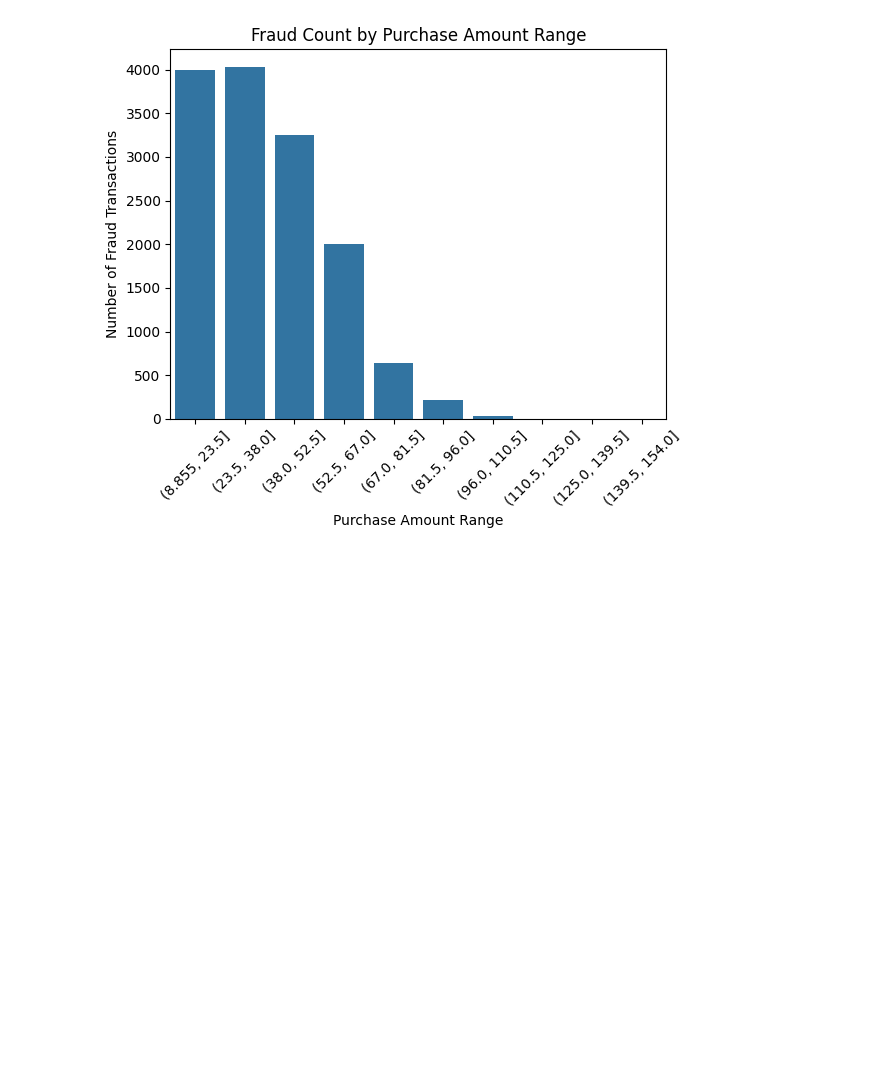
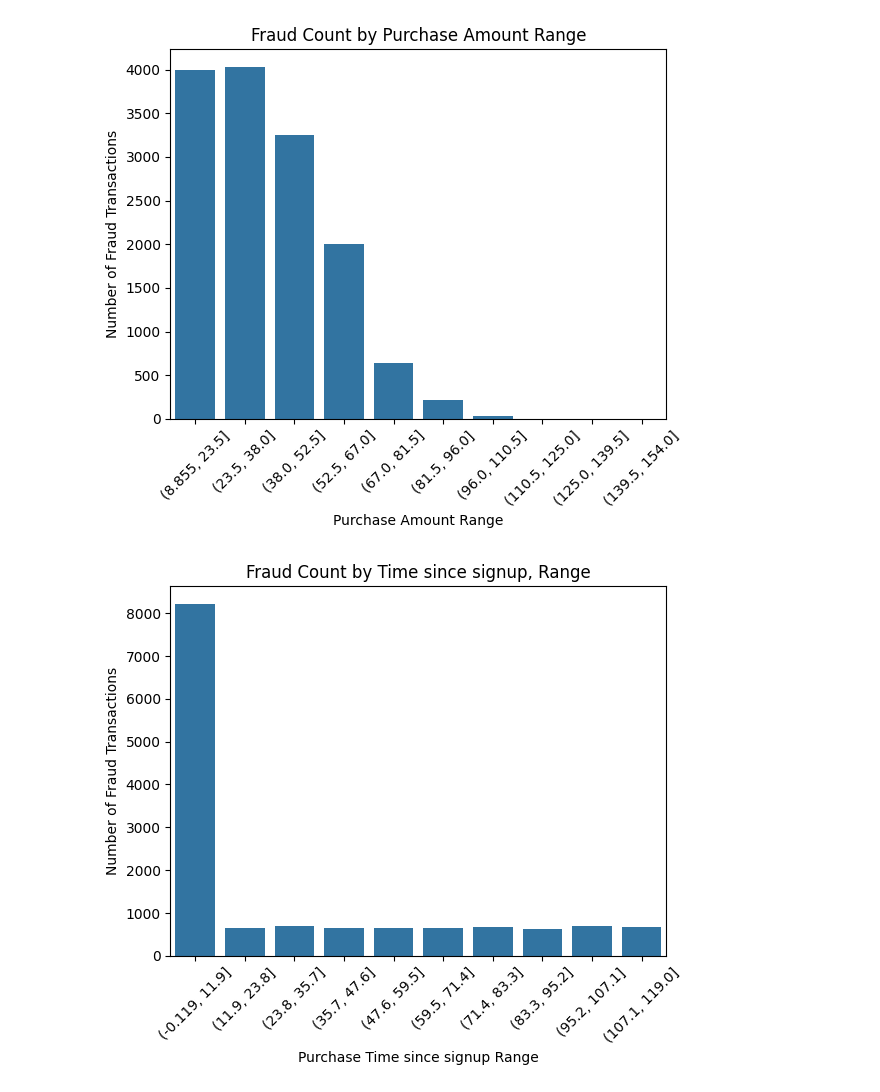
Before and after one commit to yohannes4321/Improved-detection-of-fraud-cases-for-e-commerce-and-bank-transactions, a Jupyter notebook: Nootbook/fraud_data.ipynb, the cells around one changed output. Cells and saved outputs as stored; diff of their text form; code cells hidden in the pictures; blank space fills up the shorter version.

Commit message:
EDA fraud credit and ip_coutry  fraud

```diff
--- a/Nootbook/fraud_data.ipynb
+++ b/Nootbook/fraud_data.ipynb
@@ -62,7 +62,8 @@ df_duplicate['signup_time']=pd.to_datetime(df_duplicate['signup_time'])
 df_duplicate['purchase_time']=pd.to_datetime(df_duplicate['purchase_time'])
 df_duplicate['dates']=df_duplicate['purchase_time'].dt.date
 df_duplicate['hour']=df_duplicate['purchase_time'].dt.hour
-df_duplicate['time_since_signup']=(df_duplicate['purchase_time']-df_duplicate['signup_time']).dt.days
+df_duplicate['time_since_signup'] = (df_duplicate['purchase_time'] - df_duplicate['signup_time']).dt.total_seconds() / 60  # in hours
+
 df_duplicate['day_of_the_week']=df_duplicate['purchase_time'].dt.day_name()
 df_hourly=df_duplicate.groupby(['hour','class']).size().reset_index(name='Transaction_count')
 df_daily=df_duplicate.groupby(['day_of_the_week','class']).size().reset_index(name='Transaction_count')
@@ -100,3 +117,17 @@ plt.xticks(rotation=45)
 plt.show()
 # %% [output]
 [figure]
+# %%
+df_duplicate['time_since_signup']=pd.cut(df_duplicate['time_since_signup'],bins=10)
+
+df_fraud=df_duplicate[df_duplicate['class']==1]
+df_timesince_signup_fraud=df_fraud.groupby('time_since_signup').size().reset_index(name='time_since')
+plt.Figure(figsize=(15,12))
+sns.barplot(data=df_timesince_signup_fraud,x='time_since_signup',y='time_since')
+plt.title('Fraud Count by Time since signup, Range')
+plt.xlabel('Purchase Time since signup Range')
+plt.ylabel('Number of Fraud Transactions')
+plt.xticks(rotation=45)
+plt.show()
+# %% [output]
+[figure, added]
```
Also changed, not shown: parts of 6 cells of this notebook.
